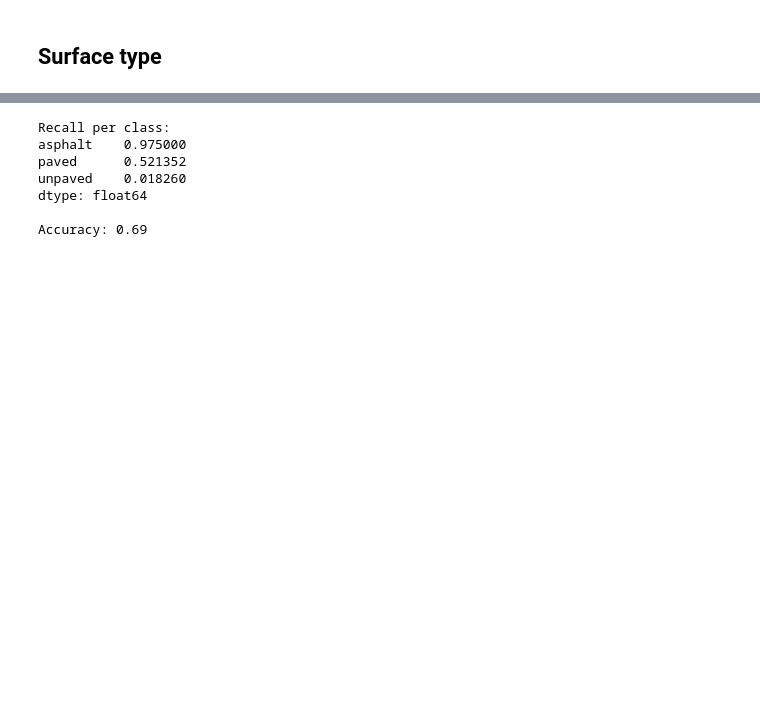
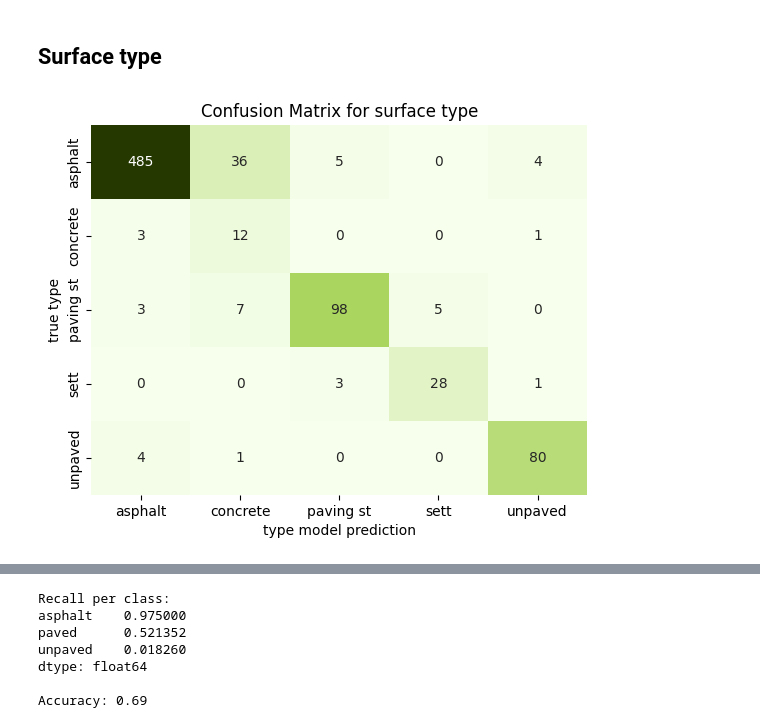
Before and after one commit to SurfaceAI/classification_models, a Jupyter notebook: evaluations/analyze_prediction_V1_0_test_seed.ipynb, the cells around one changed output, grey strips where cells are left out. Saved outputs shown, nothing was run; the diff lists cells and outputs as text; code cells hidden in the pictures; blank space fills up the shorter version.

```diff
--- a/evaluations/analyze_prediction_V1_0_test_seed.ipynb
+++ b/evaluations/analyze_prediction_V1_0_test_seed.ipynb
@@ -599,5 +597,22 @@ dtype: int64
 # %% [markdown]
 ## Surface type
+# %%
+# only validation
+# Plotting the confusion matrix using seaborn heatmap
+cmap = LinearSegmentedColormap.from_list("mycmap", ["#F7FFED", "#76B900", "#355300", "#243800"])
+
+cm = confusion_matrix(df.type_true, df.type_pred, labels=["asphalt", "concrete", "paving_stones", "sett", "unpaved"])
+plt.figure()
+sns.heatmap(cm, annot=True, fmt="d", cmap=cmap, cbar=False,
+            xticklabels=["asphalt", "concrete", "paving st", "sett", "unpaved"],
+            yticklabels=["asphalt", "concrete", "paving st", "sett", "unpaved"])
+plt.title(f"Confusion Matrix for surface type")
+plt.xlabel("type model prediction")
+plt.ylabel("true type")
+plt.savefig("confusion_matrix_type_v1_0.png", transparent=True, bbox_inches='tight')
+plt.show()
+# %% [output]
+[figure, added]
 # %%
 # # confusion matrix for all model surface types
 # cmap = LinearSegmentedColormap.from_list("mycmap", ["#FFF6E8", "#FF5F00", "#7F3000"])
```
Also changed, not shown: parts of 5 cells of this notebook.
